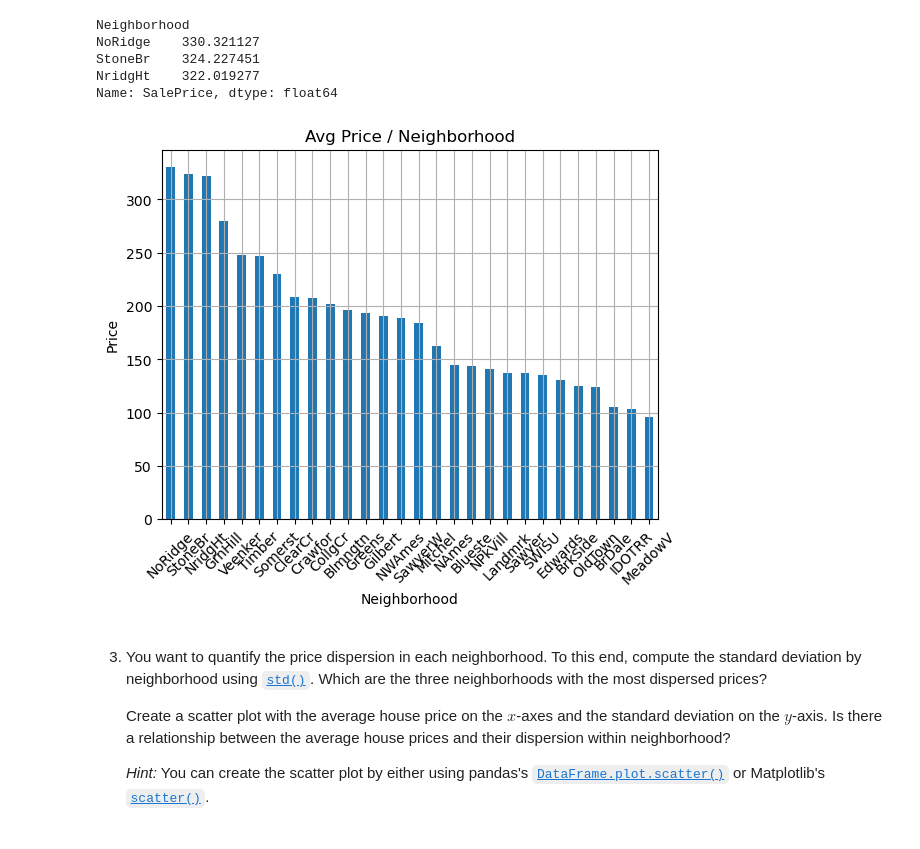
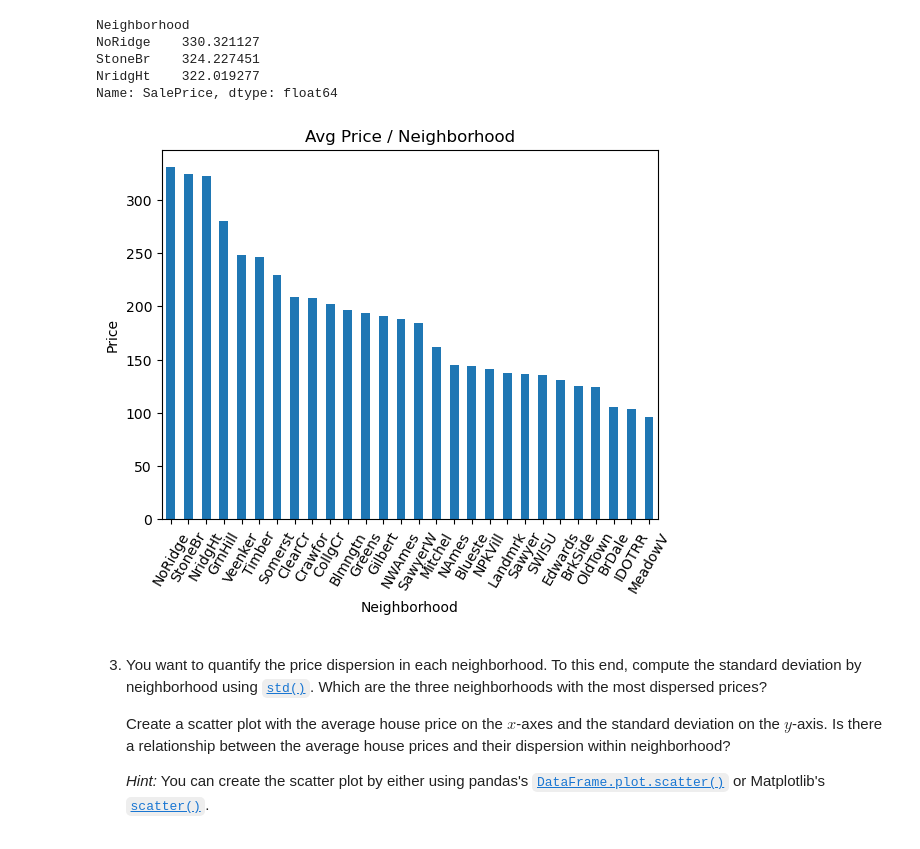
Before and after one commit to LLonsett/TECH2-H25, a Jupyter notebook: workshops/workshop4/workshop4_LL.ipynb, the cells around one changed output. Cells and saved outputs as stored; diff of their text form; code cells hidden in the pictures.

```diff
--- a/workshops/workshop4/workshop4_LL.ipynb
+++ b/workshops/workshop4/workshop4_LL.ipynb
@@ -76,9 +76,9 @@ StoneBr    324.227451
 NridgHt    322.019277
 Name: SalePrice, dtype: float64
 # %%
-plot = avg_price_per_neighborhood.plot.bar(rot=45, grid=True, title = 'Avg Price / Neighborhood', ylabel = 'Price')
+plot = avg_price_per_neighborhood.plot.bar(rot=60, title = 'Avg Price / Neighborhood', ylabel = 'Price')
 # %% [output]
-[figure, old version]
+[figure, new version]
 # %% [markdown]
 3.  You want to quantify the price dispersion in each neighborhood. To this end, compute the standard deviation by neighborhood using [`std()`](https://pandas.pydata.org/docs/reference/api/pandas.DataFrame.std.html). Which are the three neighborhoods with the most dispersed prices?
 
```
Also changed, not shown: parts of 7 cells of this notebook.
